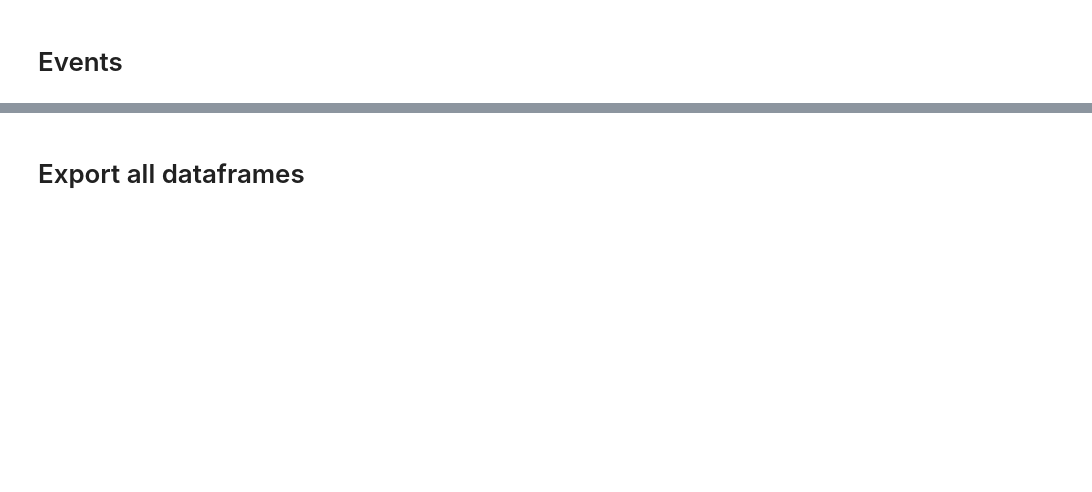
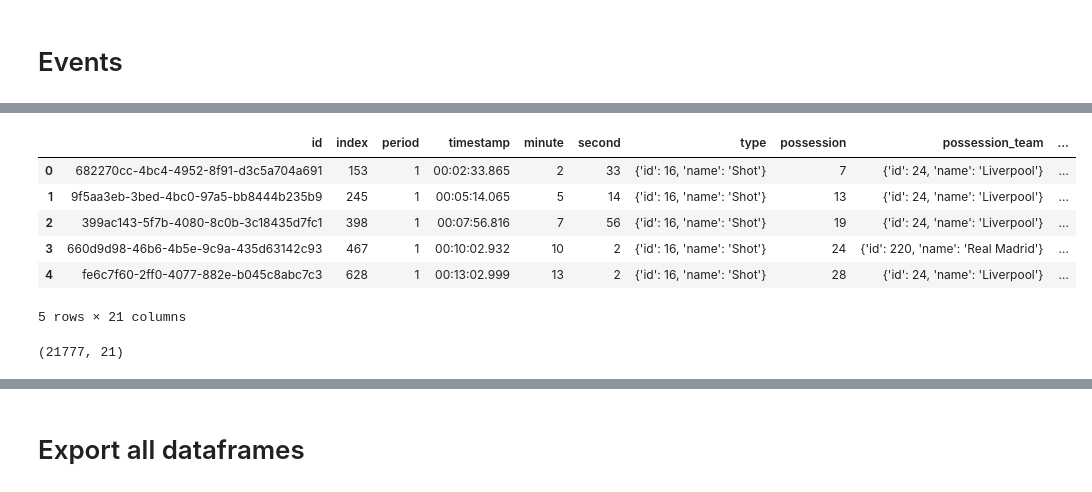
Before and after one commit to AnasKunda/aml_project, a Jupyter notebook: data_prep_1.ipynb, the cells around one changed output, grey strips where cells are left out. Saved outputs shown, nothing was run; the diff lists cells and outputs as text; code cells hidden in the pictures; blank space fills up the shorter version.

```diff
--- a/data_prep_1.ipynb
+++ b/data_prep_1.ipynb
@@ -220,0 +286,7 @@ matches_df.head(1)
+# %%
+''' Removing duplicate rows of match ids.
+
+Variables:-
+matches_df - DataFrame - match data
+'''
+matches_df.drop_duplicates(subset=['match_id'], inplace=True)
@@ -256,5 +376,3 @@ lineups_df['match_id'].isnull().sum()
 # %% [markdown]
 # Events
-# %%
-match_ids = matches_df.match_id.unique()
 # %%
@@ -293,0 +395,28 @@ events_df
+# %%
+''' loading all events data in a dataframe.
+
+Variables:-
+final_json - list - list of all events json file contents
+'''
+
+events_df = pd.DataFrame.from_dict(
+    final_json
+)
+events_df.head()
+# %% [output]
+|  | id | index | period | timestamp | minute | second | type | possession | possession_team | ... |
+| 0 | 682270cc-4bc4-4952-8f91-d3c5a704a691 | 153 | 1 | 00:02:33.865 | 2 | 33 | {'id': 16, 'name': 'Shot'} | 7 | {'id': 24, 'name': 'Liverpool'} | ... |
+| 1 | 9f5aa3eb-3bed-4bc0-97a5-bb8444b235b9 | 245 | 1 | 00:05:14.065 | 5 | 14 | {'id': 16, 'name': 'Shot'} | 13 | {'id': 24, 'name': 'Liverpool'} | ... |
+| 2 | 399ac143-5f7b-4080-8c0b-3c18435d7fc1 | 398 | 1 | 00:07:56.816 | 7 | 56 | {'id': 16, 'name': 'Shot'} | 19 | {'id': 24, 'name': 'Liverpool'} | ... |
+| 3 | 660d9d98-46b6-4b5e-9c9a-435d63142c93 | 467 | 1 | 00:10:02.932 | 10 | 2 | {'id': 16, 'name': 'Shot'} | 24 | {'id': 220, 'name': 'Real Madrid'} | ... |
+| 4 | fe6c7f60-2ff0-4077-882e-b045c8abc7c3 | 628 | 1 | 00:13:02.999 | 13 | 2 | {'id': 16, 'name': 'Shot'} | 28 | {'id': 24, 'name': 'Liverpool'} | ... |
+5 rows × 21 columns
+# %%
+''' There are 21777 events in total.
+
+Variables:-
+events_df - DataFrame - events dataframe.
+'''
+events_df.shape
+# %% [output]
+(21777, 21)
```
Also changed, not shown: parts of 57 cells of this notebook.
